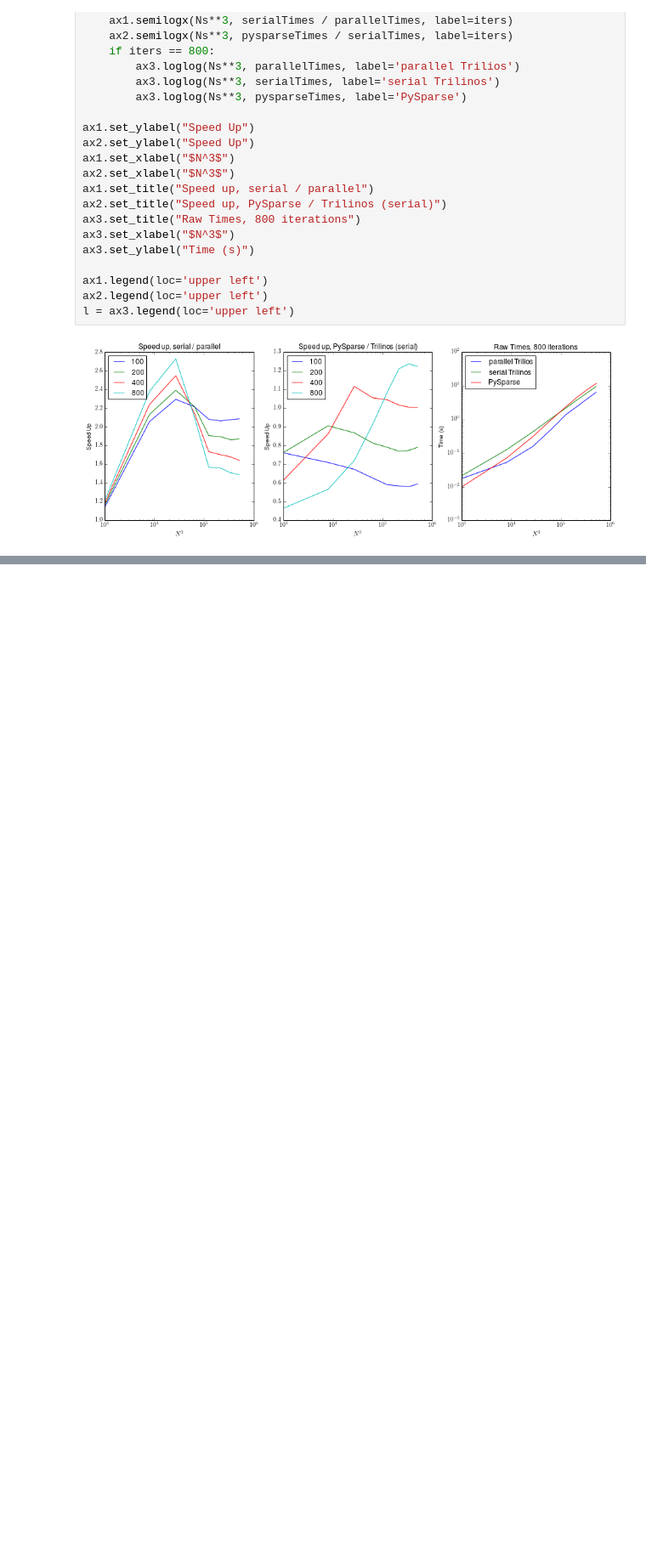
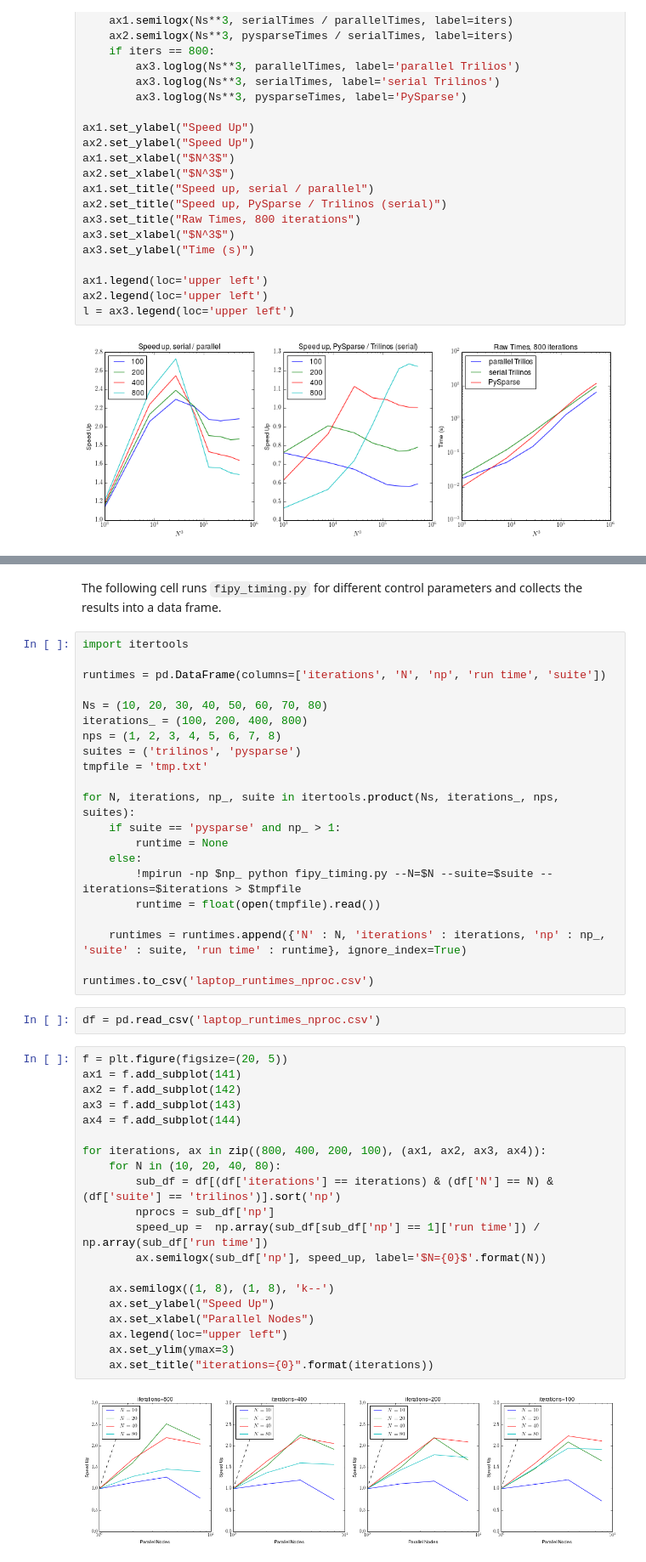
Before and after one commit to wd15/wd15.github.com, a Jupyter notebook: notebooks/FiPy-IPython.ipynb, the cells around one changed output, grey strips where cells are left out. Shown at 85% size. Cells and saved outputs as stored; diff of their text form; blank space fills up the shorter version.

Commit message:
Clean up and running jobs for varying numbers of parallel nodes.

```diff
--- a/notebooks/FiPy-IPython.ipynb
+++ b/notebooks/FiPy-IPython.ipynb
@@ -346,0 +400,47 @@ Overwriting fipy_timing.py
+# %% [markdown]
+The following cell runs `fipy_timing.py` for different control parameters and collects the results into a data frame.
+# %%
+import itertools
+
+runtimes = pd.DataFrame(columns=['iterations', 'N', 'np', 'run time', 'suite'])
+
+Ns = (10, 20, 30, 40, 50, 60, 70, 80)
+iterations_ = (100, 200, 400, 800)
+nps = (1, 2, 3, 4, 5, 6, 7, 8)
+suites = ('trilinos', 'pysparse')
+tmpfile = 'tmp.txt'
+
+for N, iterations, np_, suite in itertools.product(Ns, iterations_, nps, suites):
+    if suite == 'pysparse' and np_ > 1:
+        runtime = None
+    else:
+        !mpirun -np $np_ python fipy_timing.py --N=$N --suite=$suite --iterations=$iterations > $tmpfile
+        runtime = float(open(tmpfile).read())
+
+    runtimes = runtimes.append({'N' : N, 'iterations' : iterations, 'np' : np_, 'suite' : suite, 'run time' : runtime}, ignore_index=True)
+
+runtimes.to_csv('laptop_runtimes_nproc.csv')
+# %%
+df = pd.read_csv('laptop_runtimes_nproc.csv')
+# %%
+f = plt.figure(figsize=(20, 5))
+ax1 = f.add_subplot(141)
+ax2 = f.add_subplot(142)
+ax3 = f.add_subplot(143)
+ax4 = f.add_subplot(144)
+
+for iterations, ax in zip((800, 400, 200, 100), (ax1, ax2, ax3, ax4)):
+    for N in (10, 20, 40, 80):
+        sub_df = df[(df['iterations'] == iterations) & (df['N'] == N) & (df['suite'] == 'trilinos')].sort('np')
+        nprocs = sub_df['np']
+        speed_up =  np.array(sub_df[sub_df['np'] == 1]['run time']) / np.array(sub_df['run time'])
+        ax.semilogx(sub_df['np'], speed_up, label='$N={0}$'.format(N))
+
+    ax.semilogx((1, 8), (1, 8), 'k--')
+    ax.set_ylabel("Speed Up")
+    ax.set_xlabel("Parallel Nodes")
+    ax.legend(loc="upper left")
+    ax.set_ylim(ymax=3)
+    ax.set_title("iterations={0}".format(iterations))
+# %% [output]
+[figure, added]
```
Also changed, not shown: parts of 19 cells of this notebook, 1 other file.
